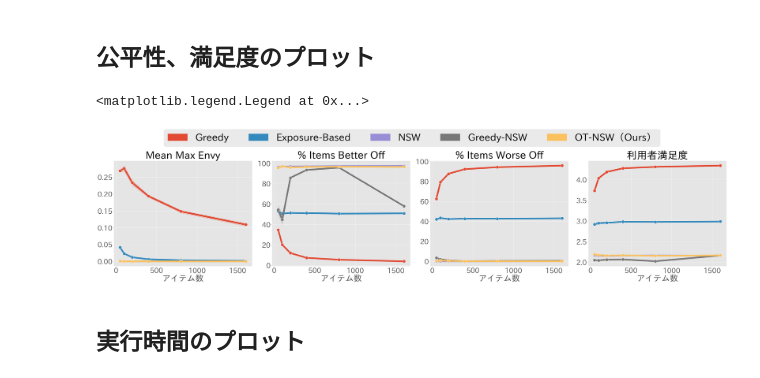
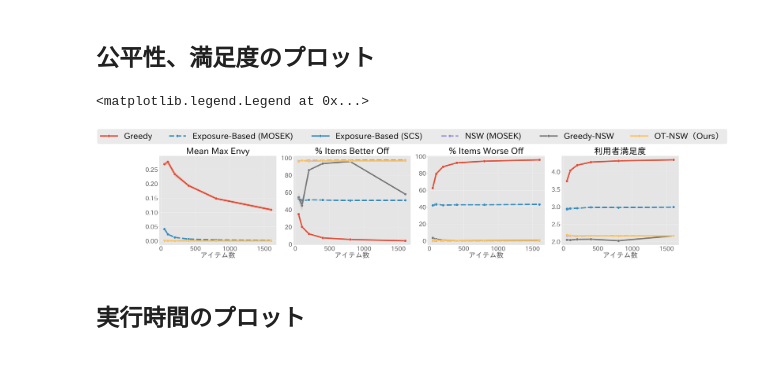
Before and after one commit to tubo213/nsw-with-optimal-transport, a Jupyter notebook: notebook/plot.ipynb, the cells around one changed output. Drawn from its saved outputs; the diff is of its cells as text; code cells hidden in the pictures.

Commit message:
solverをlinestykeで判別

```diff
--- a/notebook/plot.ipynb
+++ b/notebook/plot.ipynb
@@ -50,6 +60,7 @@ def load_result(
     exp_names: list[str],
     on: list[str] = ["seed"],
     ignore_methods: list[str] = ["pg_ot"],
+    consider_solver: bool = False,
     dropna: bool = True,
 ) -> pd.DataFrame:
     result = pd.read_csv(path)
@@ -66,9 +77,15 @@ def load_result(
 
     # rename method
     result["method"] = result["optimizer_name"].map(METHOD_MAP)
+    if consider_solver:
+        result["optimizer_params_solver"] = result["optimizer_params_solver"].apply(
+            lambda x: f" ({x}) " if x == x else ""
+        )
+        result["method"] += result["optimizer_params_solver"]
 
     #
-    ideal = result.query("method == 'NSW'").reset_index(drop=True)
+    ideal = result.query("method in ['NSW', 'NSW (MOSEK) ','NSW (SCS) ']").reset_index(drop=True)
+    ideal = ideal.drop_duplicates(subset=on)
     result = pd.merge(
         result[on + ["method"] + METRICS],
         ideal[on + METRICS],
@@ -97,6 +114,7 @@ base_size_result = load_result(
     path=Path("../output/result.csv"),
     exp_names=["exp_base"],
     on=["generator_n_query", "generator_n_doc", "generator_K", "seed"],
+    consider_solver=False,
 )
 base_size_result.head(5)
 # %% [output]
@@ -168,8 +195,9 @@ fig.legend(
 # %%
 varying_item_size_result = load_result(
     path=Path("../output/result.csv"),
-    exp_names=["Varying_data_size"],
+    exp_names=["Varying_data_size", "exp_item"],
     on=["generator_n_doc", "seed"],
+    consider_solver=True,
 )
 varying_item_size_result.head(5)
 # %% [output]
@@ -191,40 +219,51 @@ varying_item_size_result.head(5)
 # %%
 fig, axes = plt.subplots(ncols=4, figsize=(45, 10), tight_layout=True)
 axes = np.ravel(axes)
+
+unique_method = varying_item_size_result["method"].unique().tolist()
+order = [method for method in METHOD_TO_COLOR.keys() if method in unique_method]
+pallete = [METHOD_TO_COLOR[method] for method in order]
+
 for i, metric in enumerate(
     ["mean_max_envy", "pct_item_util_better", "pct_item_util_worse", "user_util"]
 ):
-    ax = sns.lineplot(
-        varying_item_size_result,
-        x="generator_n_doc",
-        y=metric,
-        hue="method",
-        ax=axes[i],
-        marker="o",
-        markersize=15,
-        markers=True,
-        linewidth=8,
-        legend=False,
-        palette=PALLETE,
-        hue_order=METHOD_NAMES,
-    )
+    ax = axes[i]
+    for j, method in enumerate(order):
+        color = METHOD_TO_COLOR[method]
+        sns.lineplot(
+            varying_item_size_result.query("method == @method"),
+            x="generator_n_doc",
+            y=metric,
+            ax=ax,
+            marker="o",
+            markersize=15,
+            markers=True,
+            linewidth=8,
+            linestyle=METHOD_TO_LINESTYLE[method],
+            legend=True,
+            color=color,
+            hue="method",
+            palette=[color],
+        )
     ax.set_title(METRICS_MAP[metric], fontsize=52)
     ax.set_ylabel("")
     ax.set_xlabel("アイテム数", fontsize=42)
     ax.tick_params(axis="both", labelsize=35)
 
-handles = [plt.Rectangle((0, 0), 1, 1, color=PALLETE[i]) for i in range(len(METHOD_NAMES))]
+    handles, legend = ax.get_legend_handles_labels()
+    ax.get_legend().remove()
+
 fig.legend(
     handles,
-    METHOD_NAMES,
+    order,
     fontsize=50,
     bbox_to_anchor=(0.5, 1.15),
-    ncol=len(METHOD_NAMES),
+    ncol=len(order),
     loc="upper center",
 )
 # %% [output]
 <matplotlib.legend.Legend at 0x...>
-[figure, old version]
+[figure, new version]
 # %% [markdown]
 ## 実行時間のプロット
 # %%
```
Also changed, not shown: parts of 7 cells of this notebook.
